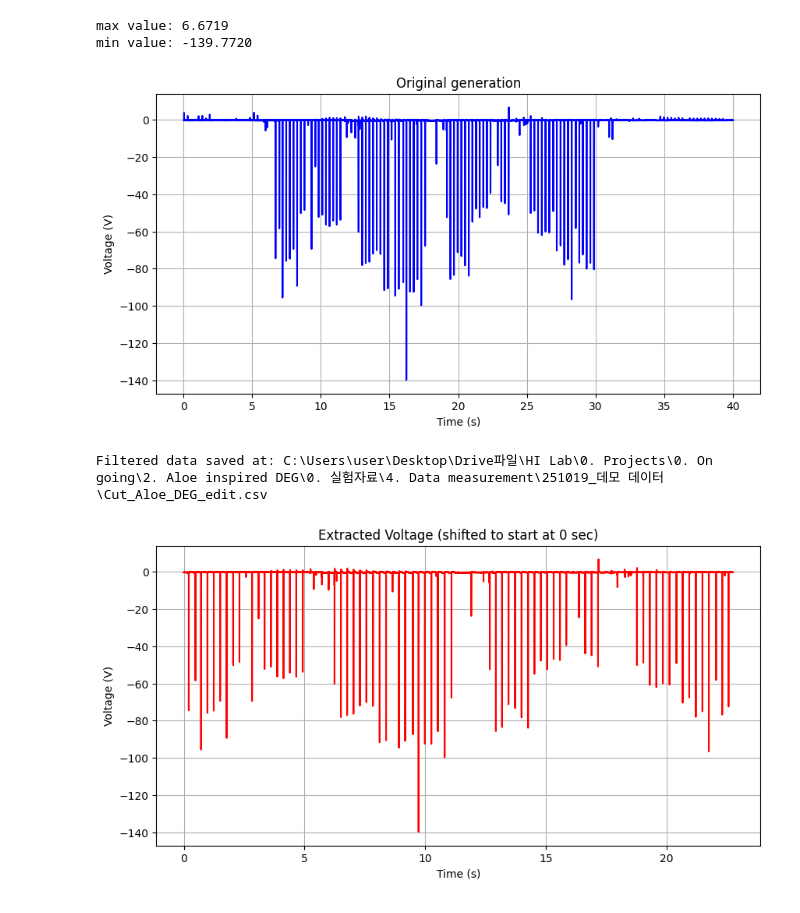
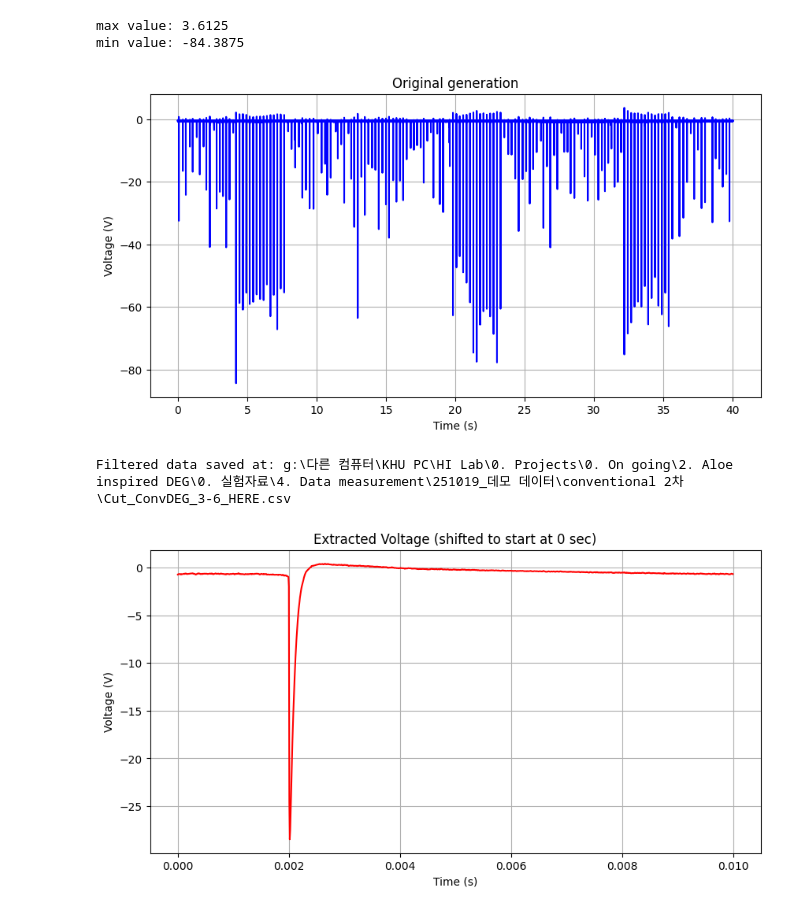
Before and after one commit to Gibeom-Lee/GB_practicing, a Jupyter notebook: data_processing/partial_extraction.ipynb, the cells around one changed output. Drawn from its saved outputs; the diff is of its cells as text; code cells hidden in the pictures.

```diff
--- a/data_processing/partial_extraction.ipynb
+++ b/data_processing/partial_extraction.ipynb
@@ -9,40 +9,40 @@ import os
 # %%
 # fp는 업로드 된 파일, lp는 컴퓨터 내 파일. r주소
 #file_path = r"C:\Users\user\Desktop\Drive파일\HI Lab\0. Projects\0. On going\2. Aloe inspired DEG\0. 실험자료\4. Data measurement\251019_데모 데이터\csv파일\Aloe_DEG_3_Origin_here.csv"
 
-local_path = r"C:\Users\user\Desktop\Drive파일\HI Lab\0. Projects\0. On going\2. Aloe inspired DEG\0. 실험자료\4. Data measurement\251019_데모 데이터\Aloe_DEG_edit.csv"
+local_path = r"g:\다른 컴퓨터\KHU PC\HI Lab\0. Projects\0. On going\2. Aloe inspired DEG\0. 실험자료\4. Data measurement\251019_데모 데이터\conventional 2차\ConvDEG_3-6_HERE.csv"
 
 # file path 불러오기
 #df = pd.read_csv(file_path, header=None, skiprows=30)
 # local path 불러오기
 df = pd.read_csv(local_path, header=None, skiprows=30, usecols=[0, 1])
 
 df.iloc[:30, :] = np.nan
 df.columns = ["Time", "Current"]
 
 # 데이터 형식 변환...글자 -> NaNwwwwwww
 df["Time"] = pd.to_numeric(df["Time"], errors='coerce')
 df["Current"] = pd.to_numeric(df["Current"], errors='coerce')
 
 print(f"max value: {df.iloc[:, 1].max(skipna=True):.4f}")
 print(f"min value: {df.iloc[:, 1].min(skipna=True):.4f}")
 
 plt.figure(figsize=(10, 5))
 plt.plot(df.iloc[:, 0], df.iloc[:, 1], label="AC current", color='b')
 plt.xlabel("Time (s)")
 plt.ylabel("Voltage (V)")
 plt.title("Original generation")
 #plt.ylim(-1, 9)
 #plt.legend()
 plt.grid(True)
 plt.show()
 # %% [output]
-max value: 6.6719
-min value: -139.7720
+max value: 3.6125
+min value: -84.3875
-[figure, old version]
+[figure, new version]
 # %%
 # 필터링된 데이터 생성
-time_range = (6.5, 29.26)  # 단위: 초 ########### MODIFY HERE
+time_range = (37.7455, 37.7555)  # 단위: 초 ########### MODIFY HERE
 df_filtered = df[(df.iloc[:, 0] >= time_range[0]) & (df.iloc[:, 0] <= time_range[1])].reset_index(drop=True)
 
 # 시간축 0초부터 시작 (단순 이동)
@@ -68,5 +68,5 @@ plt.title(f"Extracted Voltage (shifted to start at 0 sec)")
 plt.grid(True)
 plt.show()
 # %% [output]
-Filtered data saved at: C:\Users\user\Desktop\Drive파일\HI Lab\0. Projects\0. On going\2. Aloe inspired DEG\0. 실험자료\4. Data measurement\251019_데모 데이터\Cut_Aloe_DEG_edit.csv
+Filtered data saved at: g:\다른 컴퓨터\KHU PC\HI Lab\0. Projects\0. On going\2. Aloe inspired DEG\0. 실험자료\4. Data measurement\251019_데모 데이터\conventional 2차\Cut_ConvDEG_3-6_HERE.csv
-[figure, old version]
+[figure, new version]
```
Also changed, not shown: 2 other files.
